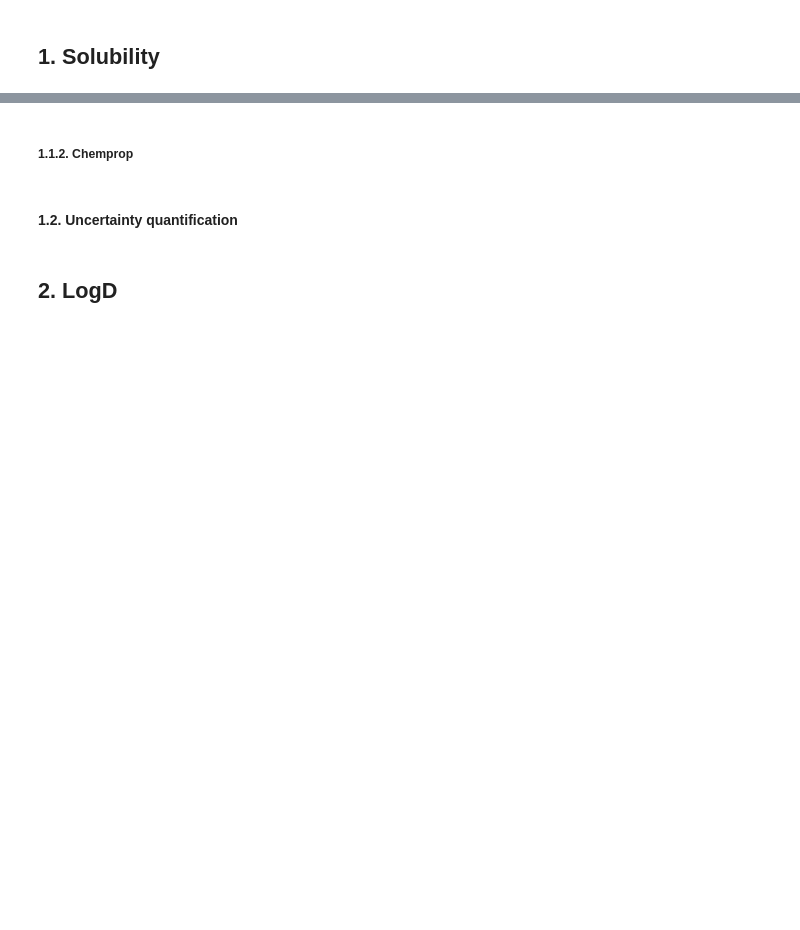
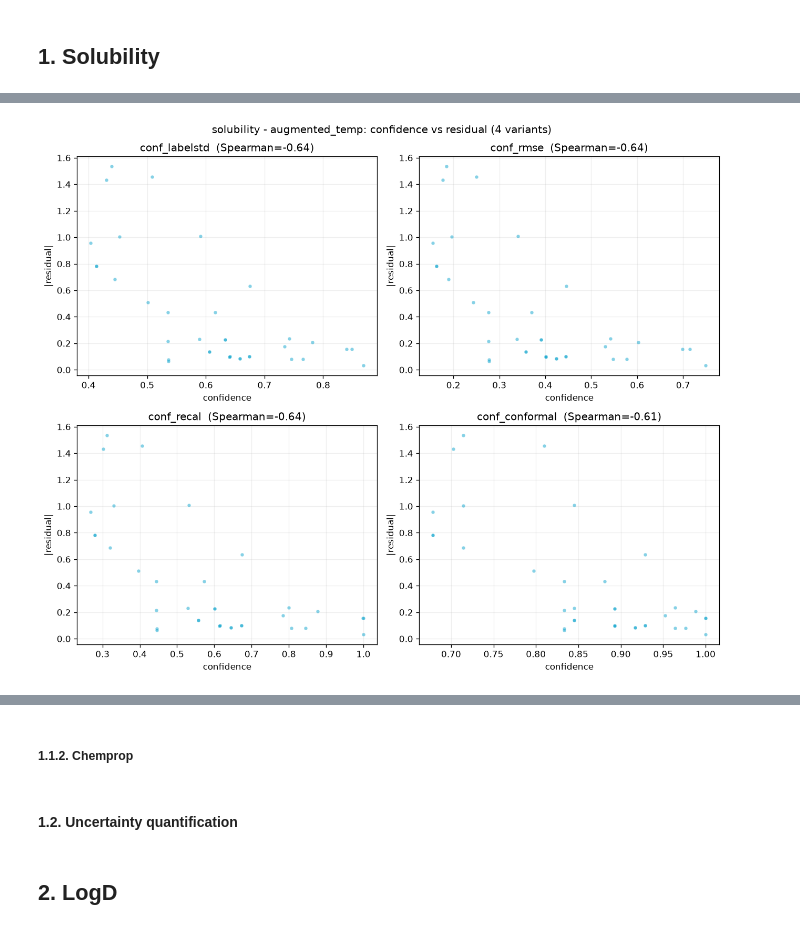
Before and after one commit to gtamo39/ADME_ML, a Jupyter notebook: vignettes/Multitask_adme_preds.ipynb, the cells around one changed output, grey strips where cells are left out. Saved outputs shown, nothing was run; the diff lists cells and outputs as text; code cells hidden in the pictures; blank space fills up the shorter version.

```diff
--- a/vignettes/Multitask_adme_preds.ipynb
+++ b/vignettes/Multitask_adme_preds.ipynb
@@ -301 +282,16 @@ solubility — regression + classification @ cutoff 10 (sign >=) · best/worst p
+# %%
+## compare the 4 confidence variants: each conf_* vs |residual| (good = high confidence -> low error)
+to_plot   = 'augmented_temp' # 'augmented_cv' #
+pdf       = output.metrics_results[k][to_plot+'_preddf']
+conf_cols = ['conf_labelstd', 'conf_rmse', 'conf_recal', 'conf_conformal']
+fig, axes = plt.subplots(2, 2, figsize=(11, 9), dpi=120)
+for ax, cc in zip(axes.ravel(), conf_cols):
+    rho = pdf[cc].corr(pdf['residuals'], method='spearman')   # negative -> higher confidence tracks lower error
+    sns.scatterplot(x=cc, y='residuals', data=pdf, color=SERAC_C['azure'], s=16, alpha=0.5, ax=ax)
+    ax.set_title(f'{cc}  (Spearman={rho:.2f})'); ax.set_xlabel('confidence'); ax.set_ylabel('|residual|')
+    ax.grid(alpha=0.2); ax.set_axisbelow(True)   # grey grid behind points, like plot_parity_from_pred_df
+fig.suptitle(f'{k} - {to_plot}: confidence vs residual (4 variants)')
+plt.tight_layout(); plt.show()
+# %% [output]
+[figure, added]
 # %%
```
Also changed, not shown: parts of 42 cells of this notebook, 9 other files.
